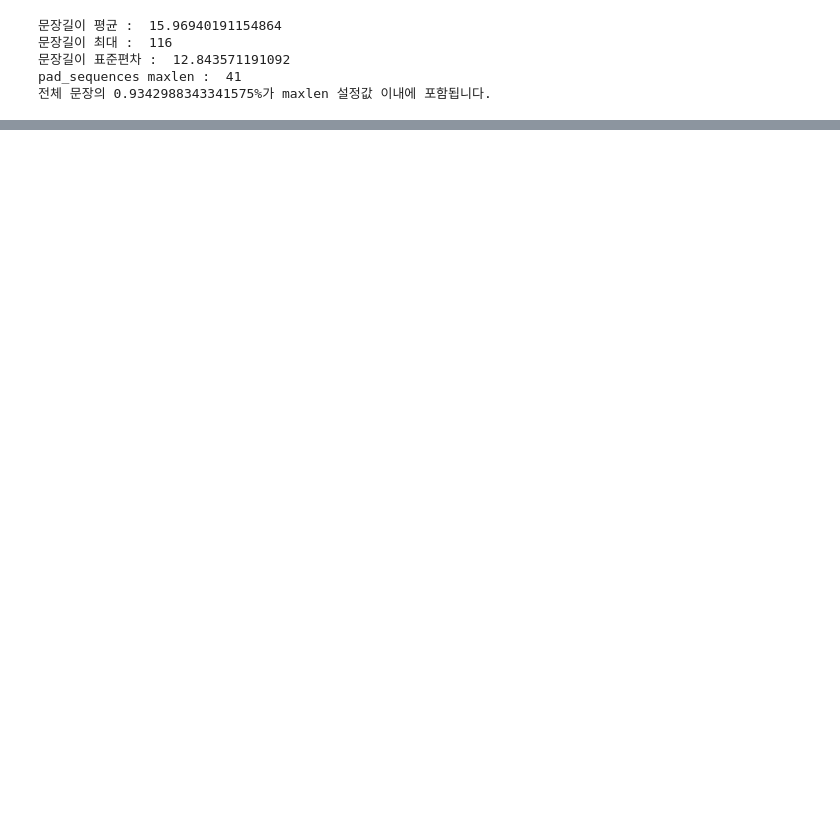
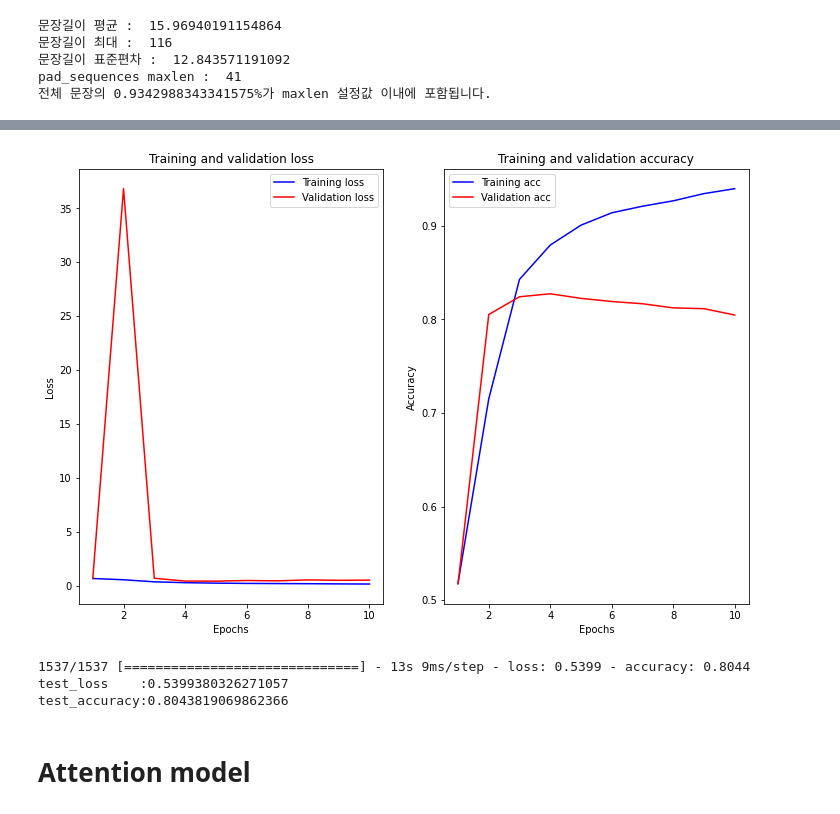
Before and after one commit to estela19/AIFFEL, a Jupyter notebook: exp07/base_1.ipynb, the cells around one changed output, grey strips where cells are left out. Cells and saved outputs as stored; diff of their text form; code cells hidden in the pictures; blank space fills up the shorter version.

Commit message:
Add: add models

```diff
--- a/exp07/base_1.ipynb
+++ b/exp07/base_1.ipynb
@@ -106,9 +106,7 @@ class Trainer():
         self.hist = model.fit(self.train_x, self.train_y, epochs=epochs, batch_size=batch_size, validation_data=(self.val_x, self.val_y), verbose=verbose)
 
     def test(self, model):
-        #result = model.evaluate(self.test_x, self.test_y, verbose=2)
-        #print(result)
-        test_loss, test_acc = self.model.evaluate(self.test_x, self.test_y)
+        test_loss, test_acc = model.evaluate(self.test_x, self.test_y)
         print("test_loss    :{}".format(test_loss))
         print("test_accuracy:{}".format(test_acc))
 
@@ -154,7 +150,7 @@ data_loader = DataLoader(train_path, test_path)
 data_loader.load_data(10000)
 data_loader.get_maxlen()
 data_loader.set_pad('post')
-x_train, y_train , x_val, y_val, x_test, y_test = data_loader.get_data(train_idx=30000)
+x_train, y_train , x_val, y_val, x_test, y_test = data_loader.get_data(train_idx=130000)
 # %% [output]
 문장길이 평균 :  15.96940191154864
 문장길이 최대 :  116
@@ -244,0 +196,12 @@ trainer.test_y = y_test
+# %%
+vocab_size = 10000    # 어휘 사전의 크기입니다(10,000개의 단어)
+word_vector_dim = 25
+
+lstm_model = keras.Sequential()
+lstm_model.add(keras.layers.Embedding(vocab_size, word_vector_dim))
+lstm_model.add(keras.layers.LSTM(256, activation = 'relu'))
+lstm_model.add(keras.layers.Dense(256, activation='relu'))
+lstm_model.add(keras.layers.Dense(128, activation='relu'))
+lstm_model.add(keras.layers.Dense(1, activation='sigmoid'))
+
+lstm_model.summary()
@@ -244,0 +228,2 @@ trainer.test_y = y_test
+# %%
+trainer.train(model=lstm_model, optimizer='adam', loss='binary_crossentropy', epochs=10, verbose=2)
@@ -244,0 +251,10 @@ trainer.test_y = y_test
+# %%
+trainer.visualization()
+trainer.test(lstm_model)
+# %% [output]
+[figure, added]
+1537/1537 [==============================] - 13s 9ms/step - loss: 0.5399 - accuracy: 0.8044
+test_loss    :0.5399380326271057
+test_accuracy:0.8043819069862366
+# %% [markdown]
+# Attention model
```
Also changed, not shown: parts of 33 cells of this notebook, 1 other file.
